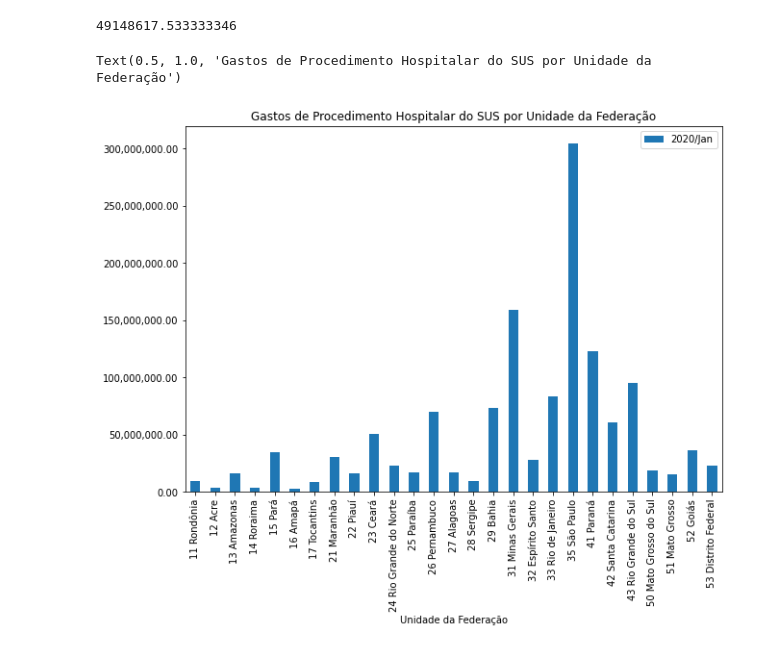
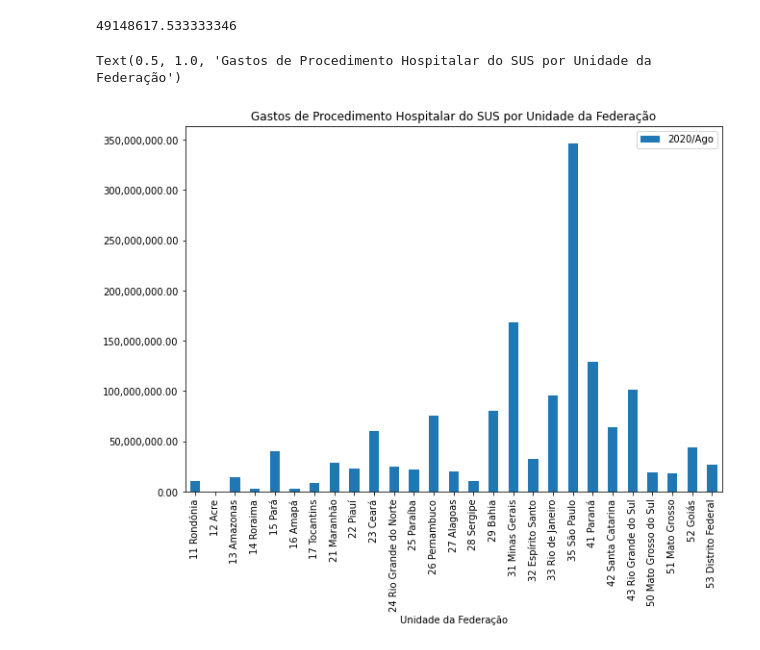
Before and after one commit to thais-alves-carvalho/dados_sus, a Jupyter notebook: datasus.ipynb, the cells around one changed output. Saved outputs shown, nothing was run; the diff lists cells and outputs as text; code cells hidden in the pictures.

```diff
--- a/datasus.ipynb
+++ b/datasus.ipynb
@@ -8,2 +7,3 @@ pd.options.display.float_format="{: .2f}".format
 # %%
-dados = pd.read_csv("/content/A190839189_28_143_208.csv",encoding="ISO-8859-1",skiprows=3,sep=";",skipfooter=12,thousands=".",decimal=",")
+# aquisição de dados do sus
+dados = pd.read_csv("/content/A190839189_28_143_208.csv",encoding="ISO-8859-1",skiprows=3,sep=";",skipfooter=12,thousands=".",decimal=",",na_values="-")
@@ -51,11 +50,13 @@ dados['2020/Jan'].mean()
 # %% [output]
 49148617.533333346
 # %%
-bx = dados.plot(x="Unidade da Federação", y="2020/Jan",kind="bar", figsize=(10,7))
-bx.yaxis.set_major_formatter(ticker.StrMethodFormatter("{x:,.2f}"))
+# Plotar gráfico mais recente
+
+last_month = dados.plot(x="Unidade da Federação", y = dados.columns[-2],kind="bar", figsize=(10,7))
+last_month.yaxis.set_major_formatter(ticker.StrMethodFormatter("{x:,.2f}"))
 plt.title("Gastos de Procedimento Hospitalar do SUS por Unidade da Federação")
 # %% [output]
 Text(0.5, 1.0, 'Gastos de Procedimento Hospitalar do SUS por Unidade da Federação')
-[figure, old version]
+[figure, new version]
 # %%
 # %% [output]
```
Also changed, not shown: parts of 6 cells of this notebook.
